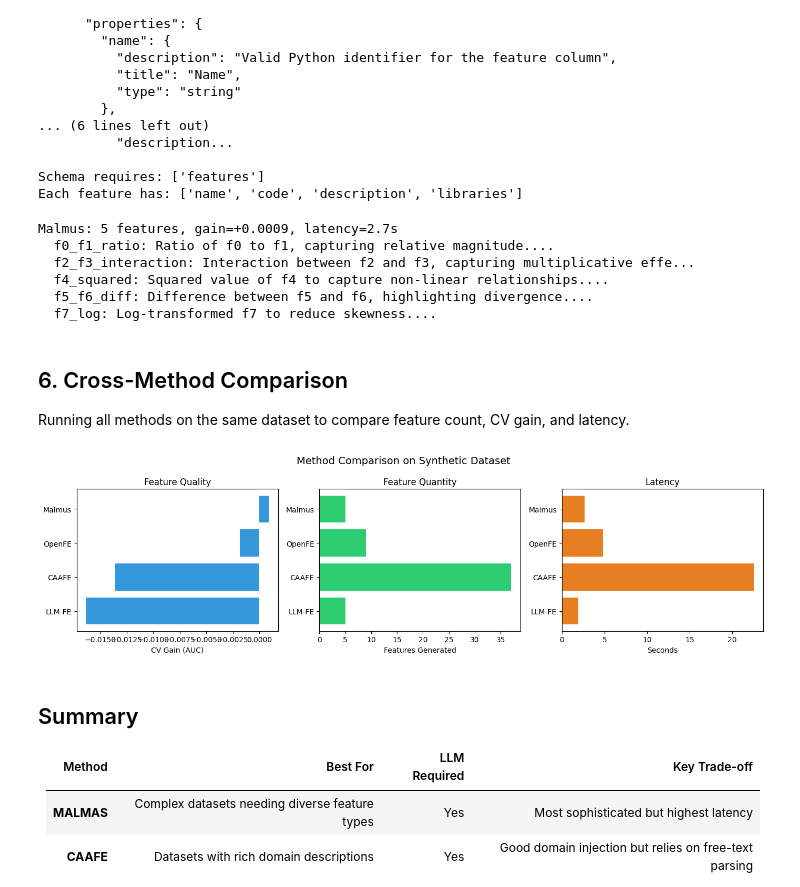
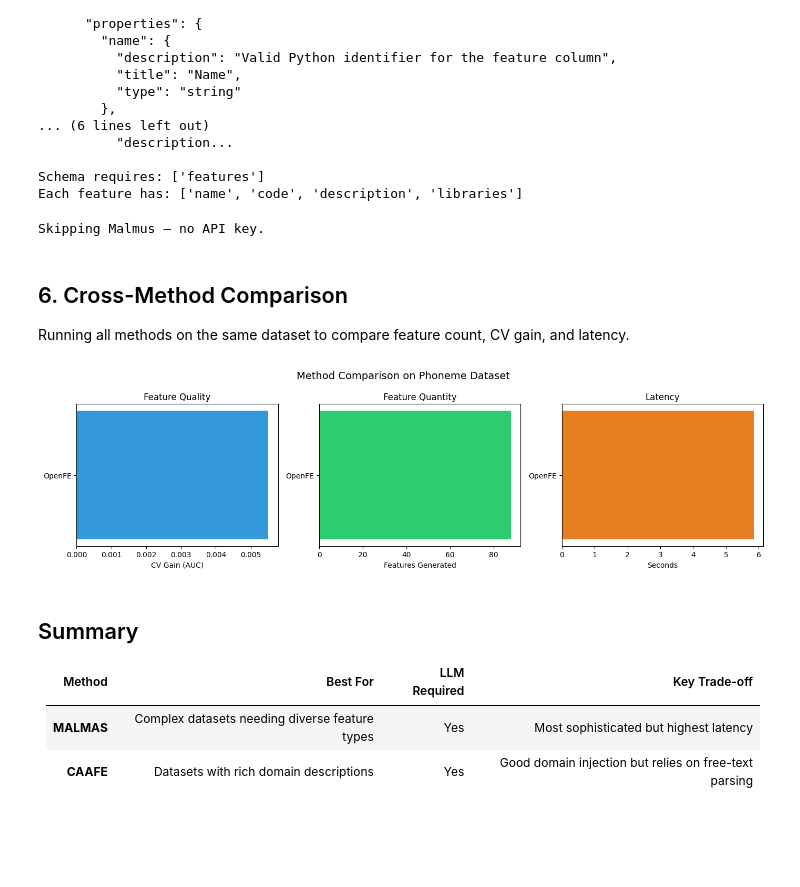
Before and after one commit to minghao51/feature_forge, a Jupyter notebook: notebooks/05_methods_deep_dive.ipynb, the cells around one changed output. Drawn from its saved outputs; the diff is of its cells as text; code cells hidden in the pictures; blank space fills up the shorter version.

```diff
--- a/notebooks/05_methods_deep_dive.ipynb
+++ b/notebooks/05_methods_deep_dive.ipynb
@@ -15,11 +15,11 @@ import matplotlib.pyplot as plt
 import pandas as pd
 import time
 
-from _utils import get_llm_client, make_sample_data
+from _utils import get_llm_client, load_phoneme
 from feature_forge.config import Settings
 from feature_forge.evaluation import CVEvaluator
 
-X_train, X_test, y_train, y_test = make_sample_data(n_samples=300, n_features=8, n_informative=5)
+X_train, X_test, y_train, y_test = load_phoneme()
 print(f'Train: {X_train.shape}, Test: {X_test.shape}')
 
 llm = get_llm_client()
@@ -375,12 +333,7 @@ else:
 
     malmus_results = {'method': 'Malmus', 'n_features': X_malmus.shape[1], 'gain': gain, 'latency': malmus_latency}
 # %% [output]
-Malmus: 5 features, gain=+0.0009, latency=2.7s
-  f0_f1_ratio: Ratio of f0 to f1, capturing relative magnitude....
-  f2_f3_interaction: Interaction between f2 and f3, capturing multiplicative effe...
-  f4_squared: Squared value of f4 to capture non-linear relationships....
-  f5_f6_diff: Difference between f5 and f6, highlighting divergence....
-  f7_log: Log-transformed f7 to reduce skewness....
+Skipping Malmus — no API key.
 # %% [markdown]
 ## 6. Cross-Method Comparison
 
@@ -388,29 +341,29 @@ Running all methods on the same dataset to compare feature count, CV gain, and l
 # %%
 all_results = [r for r in [ofe_results, caafe_results, llmfe_results, malmus_results] if r is not None]
 
 if all_results:
     df = pd.DataFrame(all_results).sort_values('gain', ascending=True)
 
     fig, axes = plt.subplots(1, 3, figsize=(14, 4))
     axes[0].barh(df['method'], df['gain'], color='#3498db')
     axes[0].set_xlabel('CV Gain (AUC)')
     axes[0].set_title('Feature Quality')
 
     axes[1].barh(df['method'], df['n_features'], color='#2ecc71')
     axes[1].set_xlabel('Features Generated')
     axes[1].set_title('Feature Quantity')
 
     axes[2].barh(df['method'], df['latency'], color='#e67e22')
     axes[2].set_xlabel('Seconds')
     axes[2].set_title('Latency')
 
-    plt.suptitle('Method Comparison on Synthetic Dataset', fontsize=14)
+    plt.suptitle('Method Comparison on Phoneme Dataset', fontsize=14)
     plt.tight_layout()
     plt.show()
 else:
     print('No method results to compare. Set DEEPSEEK_API_KEY to run LLM methods.')
 # %% [output]
-[figure, old version]
+[figure, new version]
 # %% [markdown]
 ## Summary
 
```
Also changed, not shown: parts of 6 cells of this notebook, 47 other files.
